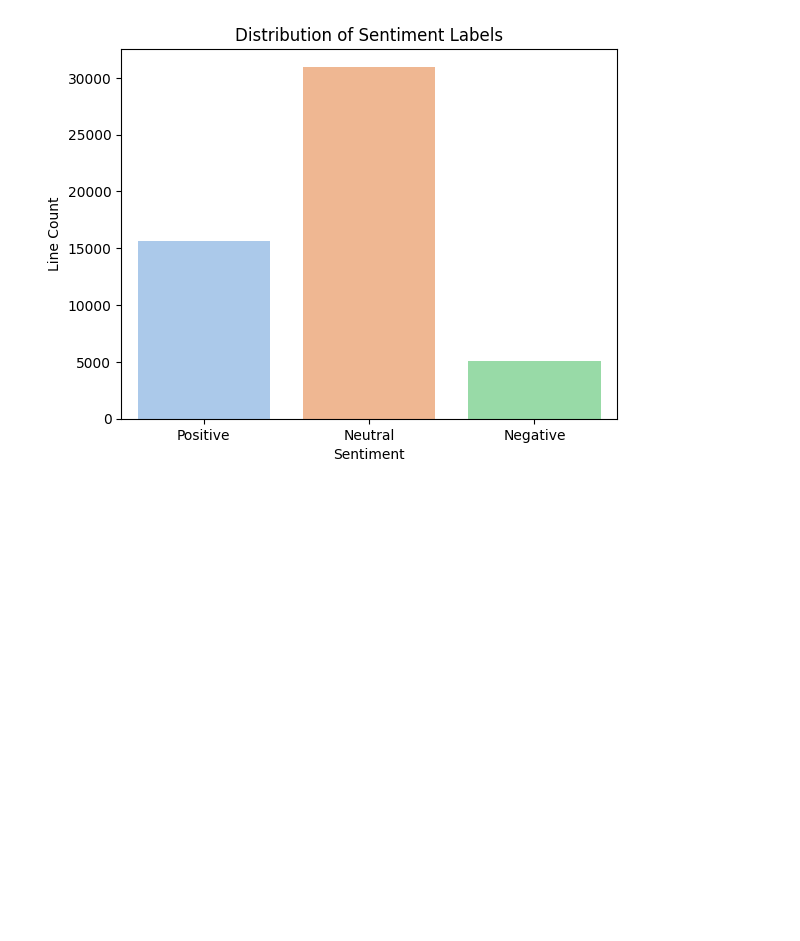
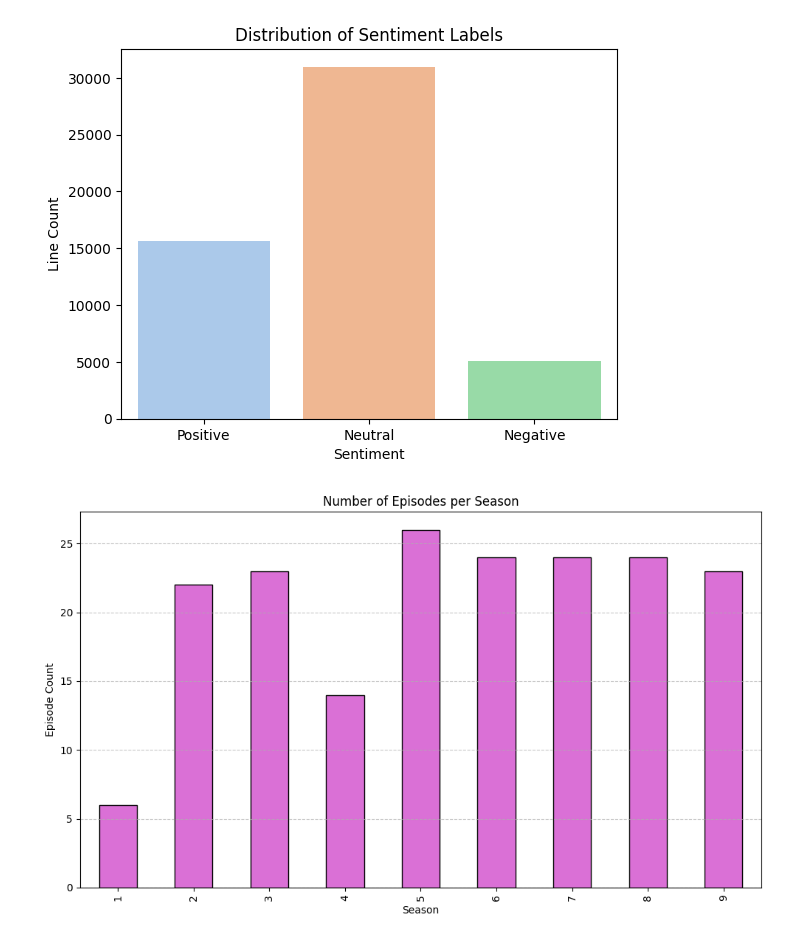
Before and after one commit to njones5714/My-notebook, a Jupyter notebook: Project_101.ipynb, the cells around one changed output. Drawn from its saved outputs; the diff is of its cells as text; code cells hidden in the pictures; blank space fills up the shorter version.

```diff
--- a/Project_101.ipynb
+++ b/Project_101.ipynb
@@ -134,3 +134,18 @@ Passing `palette` without assigning `hue` is deprecated and will be removed in v
 
   sns.countplot(data=df, x='sentiment_label', palette='pastel')
 [figure]
+# %%
+# Count how many unique episodes each season has
+episode_counts = df.groupby('season')['episode'].nunique()
+
+# Plot the result
+plt.figure(figsize=(10,6))
+episode_counts.plot(kind='bar', color='orchid', edgecolor='black')
+plt.title('Number of Episodes per Season')
+plt.xlabel('Season')
+plt.ylabel('Episode Count')
+plt.grid(axis='y', linestyle='--', alpha=0.7)
+plt.tight_layout()
+plt.show()
+# %% [output]
+[figure, added]
```
